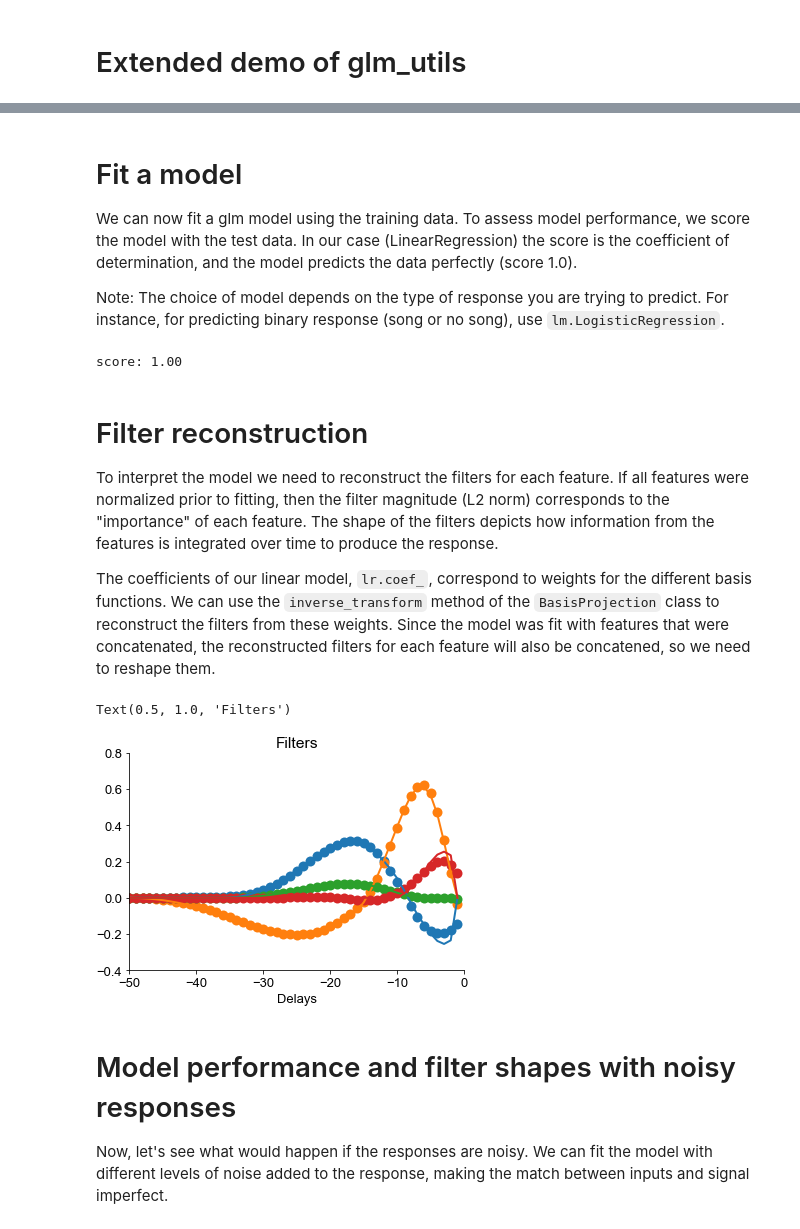
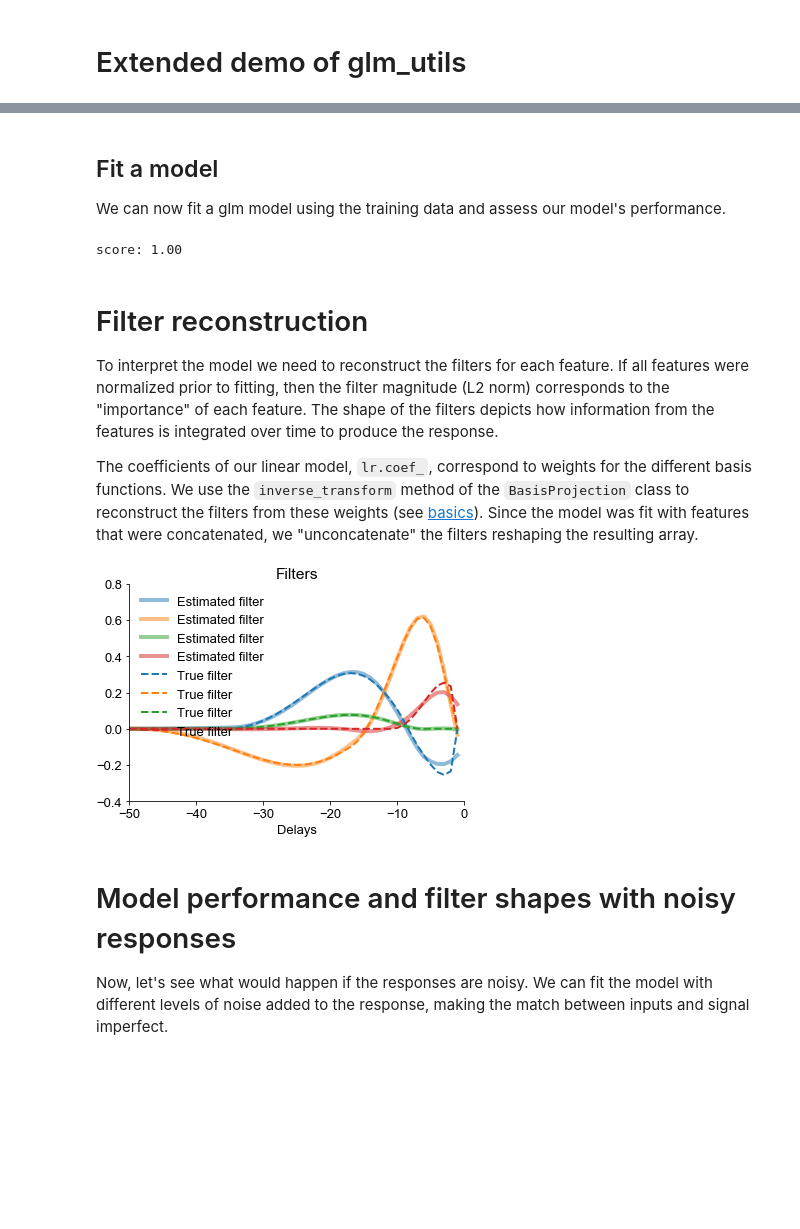
Before and after one commit to janclemenslab/glm_utils, a Jupyter notebook: demo/multiple_inputs.ipynb, the cells around one changed output, grey strips where cells are left out. Drawn from its saved outputs; the diff is of its cells as text; code cells hidden in the pictures; blank space fills up the shorter version.

```diff
--- a/demo/multiple_inputs.ipynb
+++ b/demo/multiple_inputs.ipynb
@@ -55,7 +54,4 @@ Tip: for data collected from multiple sources (experiments, individuals, trials,
 # %%
-# time-delay-embedding
-window_size = 50
-Xmulti, ymulti = time_delay_embedding(x, y, window_size=window_size, flatten_inside_window=True)
-
+Xmulti, ymulti = time_delay_embedding(x, y, window_size=filter_duration, flatten_inside_window=True)
 print(f"Xmulti: {Xmulti.shape}, ymulti: {ymulti.shape}")
 # %% [output]
@@ -77,23 +65,23 @@ Tip: glm_utils also contains a function to generate laplacian bases (laplacian_p
 # %%
 # define bases
-B = raised_cosine(0, 5, [1, 23], 9, window_size)
-B_multi = multifeature_basis(B, ninputs)  # should explain what/why we do this here
-basis_multi_projection = BasisProjection(B_multi)  # should explain what/why we do this here
-window_size, nbases = B.shape
+B = raised_cosine(0, 5, [1, 23], 9, filter_duration)
+B_multi = multifeature_basis(B, nb_stim)
+basis_multi_projection = BasisProjection(B_multi)
+_, nbases = B.shape
 
 plt.figure(figsize = [10,3])
 plt.subplot(121)
 plt.plot(B)
-plt.title('raised cosine bases')
-plt.xlabel('time')
+plt.title('Raised cosine bases')
+plt.xlabel('Delay')
 
-plt.subplot(122) # more info on this plot, such as better axis and division labels
+plt.subplot(122)
 plt.imshow(B_multi)
-plt.hlines(np.arange(0, ninputs*window_size,window_size), -0.5, B_multi.shape[1], colors='w')
-plt.vlines(np.arange(0, ninputs*nbases,nbases)-0.5, 0, B_multi.shape[0], colors='w')
+plt.hlines(np.arange(0, nb_stim*filter_duration,filter_duration), -0.5, B_multi.shape[1], colors='w')
+plt.vlines(np.arange(0, nb_stim*nbases,nbases)-0.5, 0, B_multi.shape[0], colors='w')
 plt.axis('tight')
-plt.ylabel('time (x ninputs)')
-plt.xlabel('bases (x ninputs)')
-plt.title('multi basis')
+plt.ylabel('Delay')
+plt.xlabel('Bases')
+plt.title('Multi-basis')
 plt.show()
 # %% [output]
@@ -128,8 +112,7 @@ test_idxs: (1650,), train_idxs: (3300,)
-# %% [markdown]
-# Fit a model
-We can now fit a glm model using the training data. To assess model performance, we score the model with the test data. In our case (LinearRegression) the score is the coefficient of determination, and the model predicts the data perfectly (score 1.0).
-
-Note: The choice of model depends on the type of response you are trying to predict. For instance, for predicting binary response (song or no song), use `lm.LogisticRegression`.
+# %% [markdown]
+## Fit a model
+
+We can now fit a glm model using the training data and assess our model's performance.
 # %%
 lr = lm.LinearRegression()
 lr.fit(Xmulti_b[train_idxs], ymulti[train_idxs])
@@ -140,20 +123,21 @@ score: 1.00
 # Filter reconstruction
 To interpret the model we need to reconstruct the filters for each feature. If all features were normalized prior to fitting, then the filter magnitude (L2 norm) corresponds to the "importance" of each feature. The shape of the filters depicts how information from the features is integrated over time to produce the response.
 
-The coefficients of our linear model, `lr.coef_`, correspond to weights for the different basis functions. We can use the `inverse_transform` method of the `BasisProjection` class to reconstruct the filters from these weights. Since the model was fit with features that were concatenated, the reconstructed filters for each feature will also be concatened, so we need to reshape them.
+The coefficients of our linear model, `lr.coef_`, correspond to weights for the different basis functions. We use the `inverse_transform` method of the `BasisProjection` class to reconstruct the filters from these weights (see [basics](basics.ipynb)). Since the model was fit with features that were concatenated, we "unconcatenate" the filters reshaping the resulting array.
 # %%
 basis_weights = lr.coef_
 estimated_filters = basis_multi_projection.inverse_transform(basis_weights)
-estimated_filters = estimated_filters.reshape((-1,window_size))
+estimated_filters = estimated_filters.reshape((-1,filter_duration))
 
-plt.plot(T, estimated_filters.T, 'o', linewidth=2, markersize=10)
+plt.plot(T, estimated_filters.T, linewidth=4, alpha=0.5, label='Estimated filter')
 plt.gca().set_prop_cycle(None)
-plt.plot(T, filters, linewidth=2)
+plt.plot(T, filters, '--', linewidth=2, label='True filter')
 plt.xlabel('Delays')
 plt.title('Filters')
+plt.legend(loc='upper left')
+plt.show()
 # %% [output]
-Text(0.5, 1.0, 'Filters')
-[figure, old version]
+[figure, new version]
 # %% [markdown]
 # Model performance and filter shapes with noisy responses
 Now, let's see what would happen if the responses are noisy. We can fit the model with different levels of noise added to the response, making the match between inputs and signal imperfect.
```
Also changed, not shown: parts of 19 cells of this notebook.
